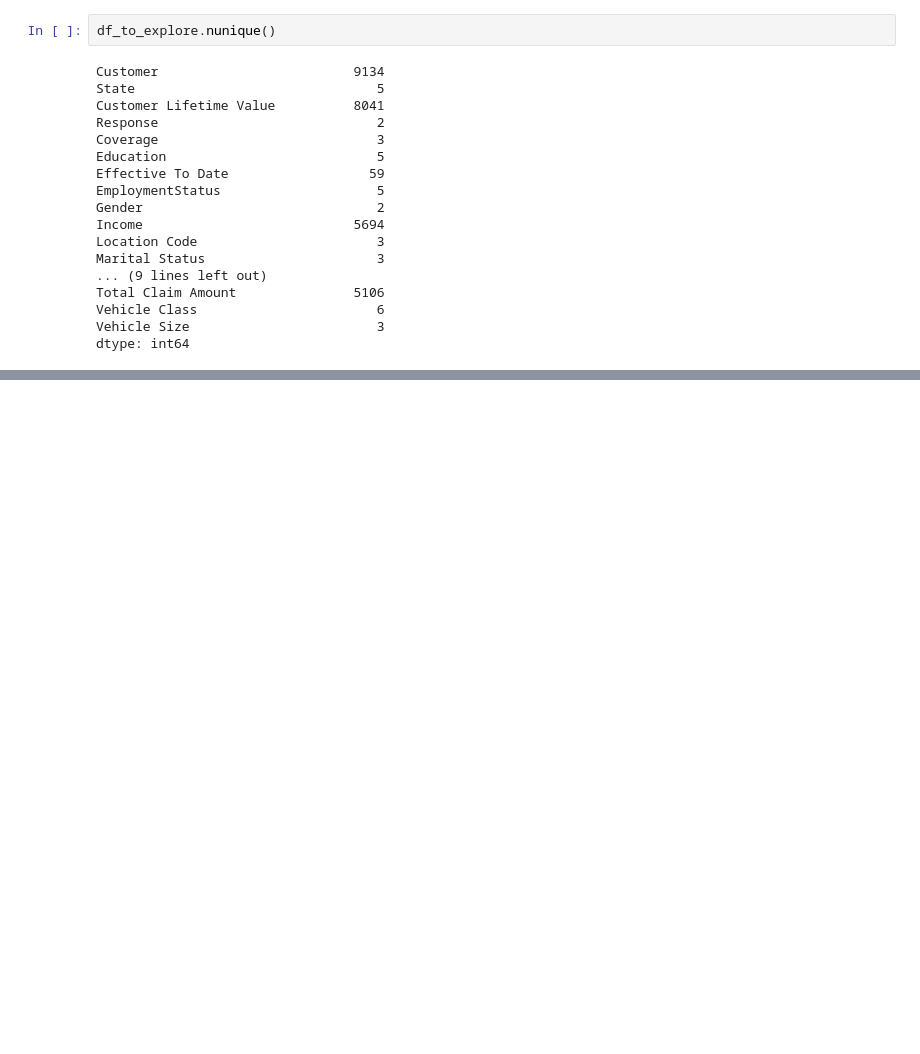
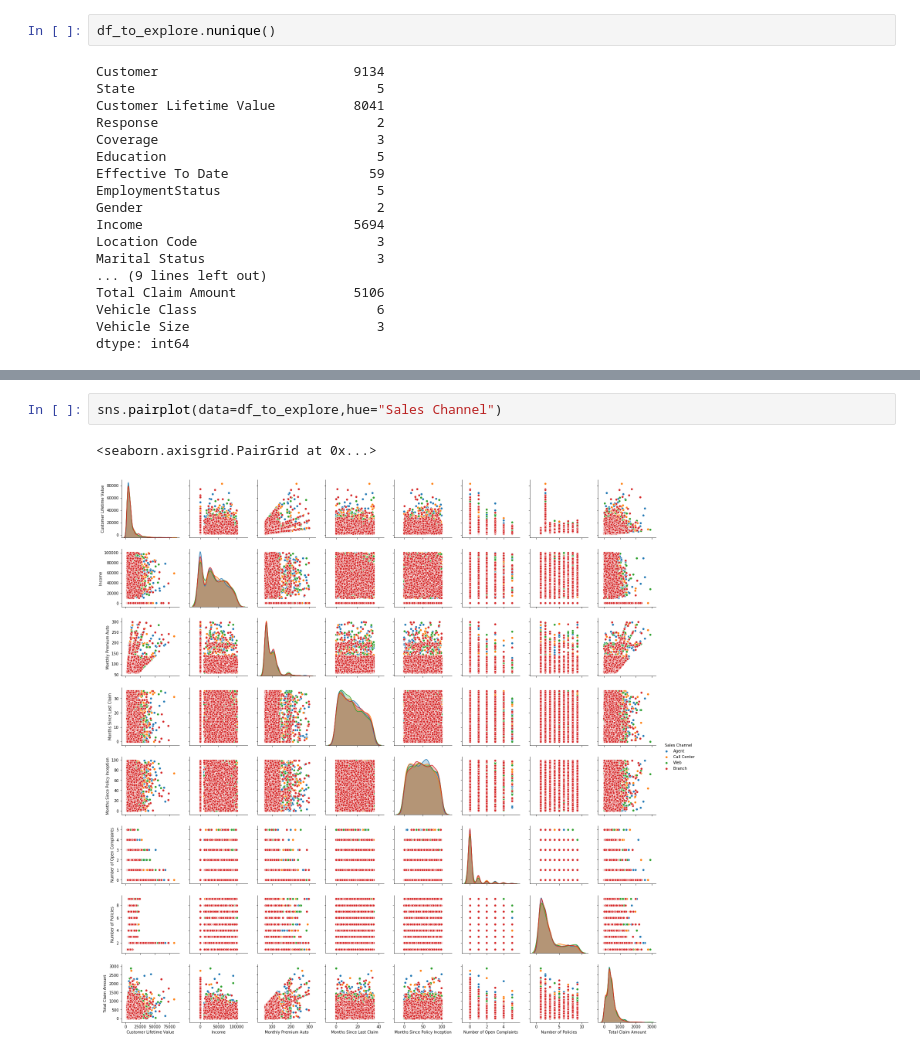
Before and after one commit to jamontanac/Solution-to-test, a Jupyter notebook: Solution.ipynb, the cells around one changed output, grey strips where cells are left out. Drawn from its saved outputs; the diff is of its cells as text; blank space fills up the shorter version.

```diff
--- a/Solution.ipynb
+++ b/Solution.ipynb
@@ -126,0 +86,5 @@ names[0].split(",")
+# %%
+sns.pairplot(data=df_to_explore,hue="Sales Channel")
+# %% [output]
+<seaborn.axisgrid.PairGrid at 0x...>
+[figure, added]
```
Also changed, not shown: parts of 78 cells of this notebook.
